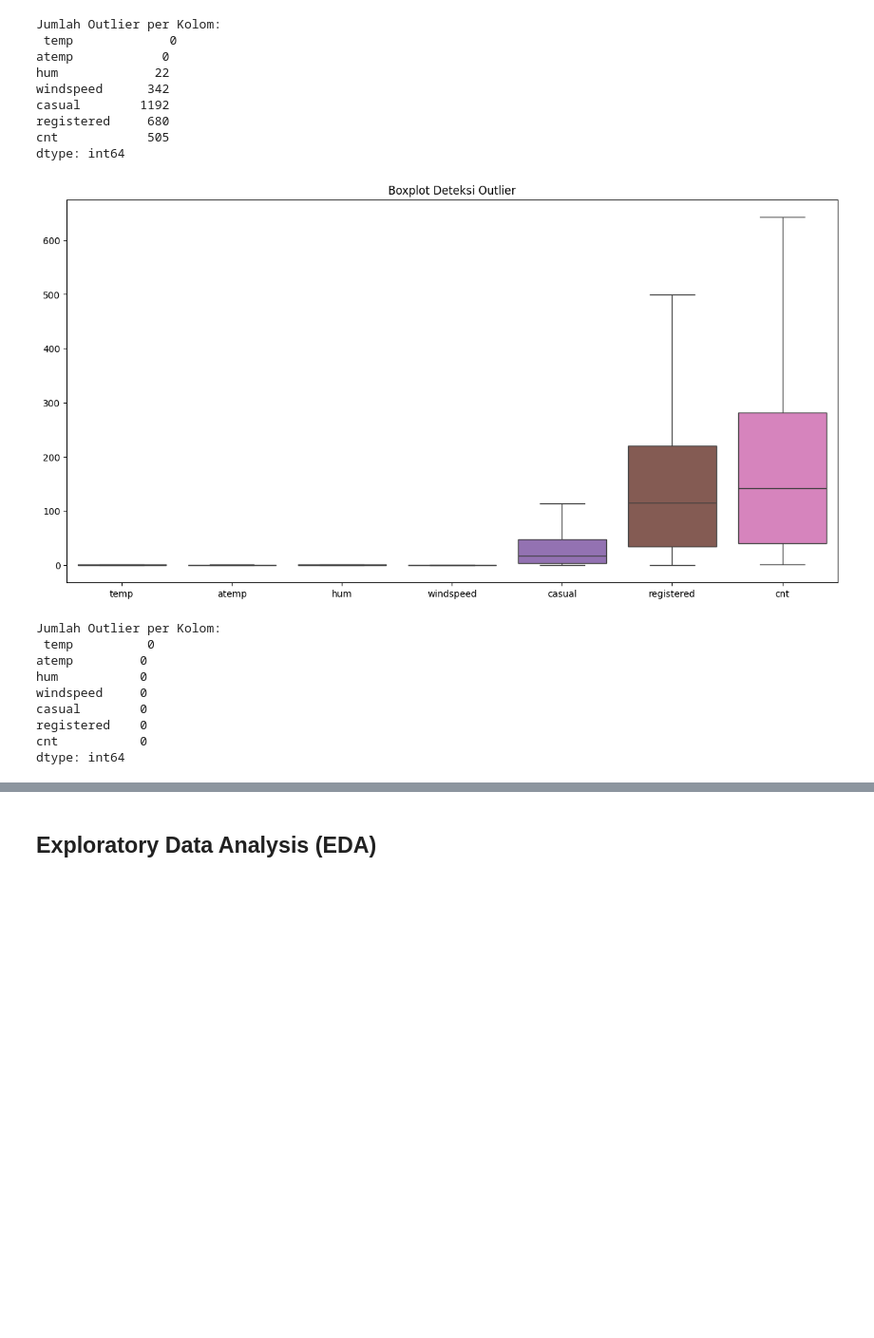
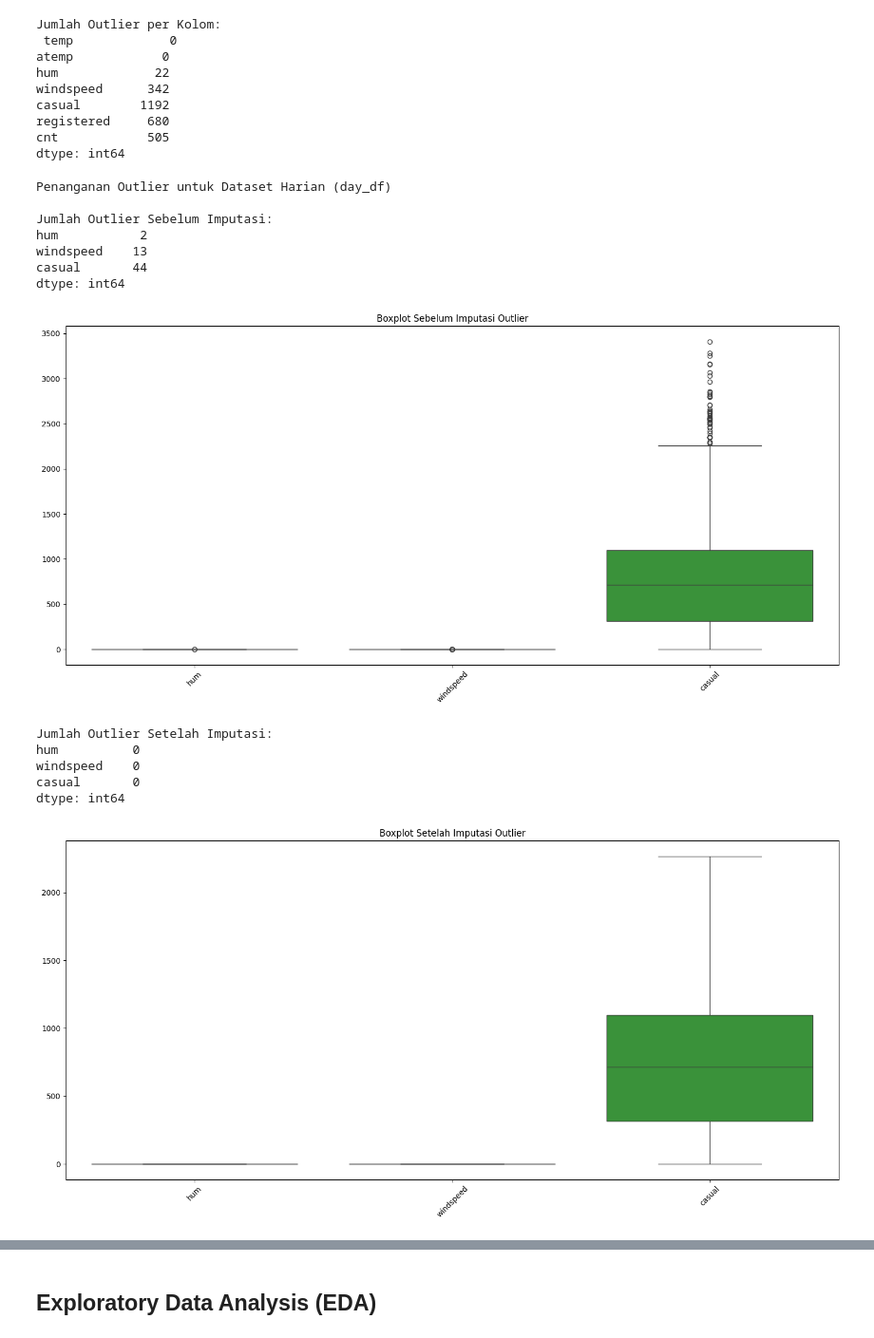
Before and after one commit to Dreinma/Streamlit_Dashboard, a Jupyter notebook: notebook.ipynb, the cells around one changed output, grey strips where cells are left out. Shown at 95% size. Saved outputs shown, nothing was run; the diff lists cells and outputs as text; code cells hidden in the pictures; blank space fills up the shorter version.

```diff
--- a/notebook.ipynb
+++ b/notebook.ipynb
@@ -24,7 +26,8 @@ import plotly.express as px
 # %% [markdown]
 ### Gathering Data
 # %%
-day_df = pd.read_csv("../Streamlit_Dashboard/data/data_1.csv", parse_dates=["dteday"])
+# Membaca data Day
+day_df = pd.read_csv("data/data_1.csv", parse_dates=["dteday"])
 day_df.head()
 # %% [output]
 |  | instant | dteday | season | yr | mnth | holiday | weekday | workingday | weathersit | temp | ... |
@@ -34,7 +37,8 @@ day_df.head()
 | 3 | 4 | 2011-01-04 | 1 | 0 | 1 | 0 | 2 | 1 | 1 | 0.200000 | ... |
 | 4 | 5 | 2011-01-05 | 1 | 0 | 1 | 0 | 3 | 1 | 1 | 0.226957 | ... |
 # %%
-hour_df = pd.read_csv("../Streamlit_Dashboard/data/data_2.csv", parse_dates=["dteday"])
+#Membaca data hour
+hour_df = pd.read_csv("data/data_2.csv", parse_dates=["dteday"])
 hour_df.head()
 # %% [output]
 |  | instant | dteday | season | yr | mnth | hr | holiday | weekday | workingday | weathersit | ... |
@@ -292,18 +368,3 @@ casual        44
 registered     0
 cnt            0
 dtype: int64
-# %%
-# proses imputasi data day kolom casual, hum, dan windspeed
-
-cols_with_outliers = ['casual', 'hum', 'windspeed']
-
-for col in cols_with_outliers:
-    Q1 = day_df[col].quantile(0.25)
-    Q3 = day_df[col].quantile(0.75)
-    IQR = Q3 - Q1
-
-    max = float(Q3 + (1.5 * IQR))
-    min = float(Q1 - (1.5 * IQR))
-
-    day_df.loc[day_df[col] > max, col] = max
-    day_df.loc[day_df[col] < min, col] = min
@@ -369,28 +388,23 @@ for col in cols_with_outliers:
-# %%
-#outlier data hour telah dilakukan imputasi
-num_cols = ['temp', 'atemp', 'hum', 'windspeed', 'casual', 'registered', 'cnt']
-
-plt.figure(figsize=(15,7.5))
-sns.boxplot(data=hour_df[num_cols])
-plt.title("Boxplot Deteksi Outlier")
-plt.show()
-# %% [output]
-[figure, removed]
-# %%
-# cek outlier data hour setelah imputasi
-
-Q1   = hour_df[num_cols].quantile(0.25)
-Q3   = hour_df[num_cols].quantile(0.75)
-IQR  = Q3 - Q1
-outlier_condition = ((hour_df[num_cols] < (Q1- 1.5 * IQR)) | (hour_df[num_cols] > (Q3 + 1.5 * IQR))).sum()
-print("\nJumlah Outlier per Kolom:\n", outlier_condition)
-# %% [output]
-Jumlah Outlier per Kolom:
- temp          0
-atemp         0
-hum           0
-windspeed     0
-casual        0
-registered    0
-cnt           0
-dtype: int64
+# %%
+# Definisi kolom untuk handling outlier
+day_num_cols = ['hum', 'windspeed', 'casual']
+hour_num_cols = ['hum', 'windspeed', 'casual', 'registered', 'cnt']
+# %%
+# Penanganan outlier day
+print("Penanganan Outlier untuk Dataset Harian (day_df)")
+day_df = handle_outliers(day_df, day_num_cols)
+# %% [output]
+Penanganan Outlier untuk Dataset Harian (day_df)
+
+Jumlah Outlier Sebelum Imputasi:
+hum           2
+windspeed    13
+casual       44
+dtype: int64
+[figure, added]
+Jumlah Outlier Setelah Imputasi:
+hum          0
+windspeed    0
+casual       0
+dtype: int64
+[figure, added]
```
Also changed, not shown: parts of 74 cells of this notebook, 2 other files.
